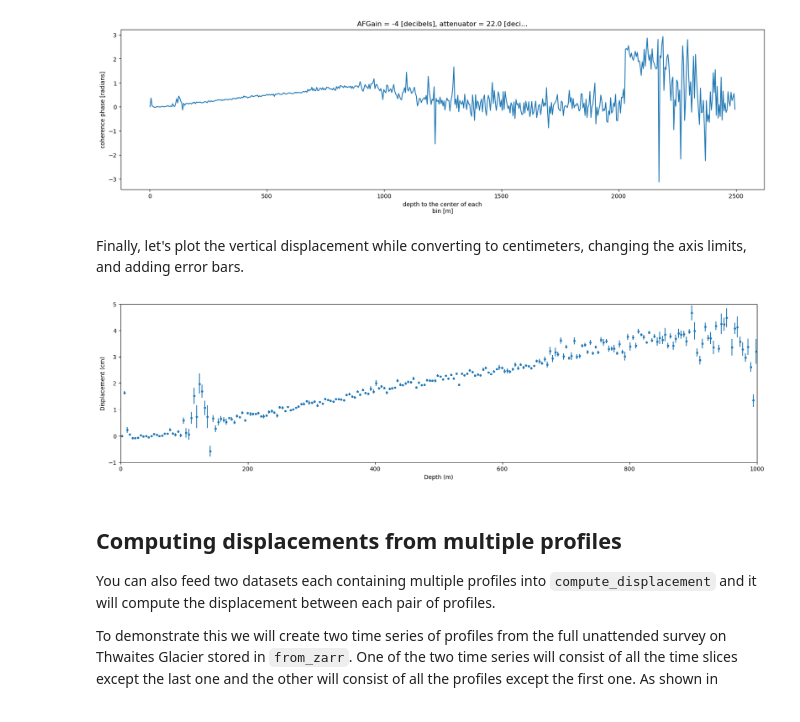
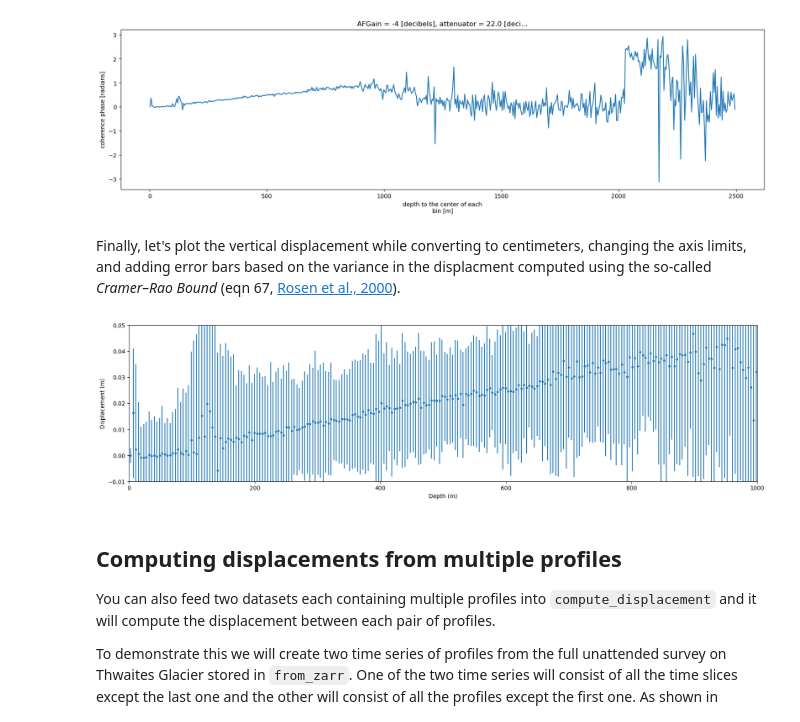
Before and after one commit to ldeo-glaciology/xapres, a Jupyter notebook: docs/src/displacement.ipynb, the cells around one changed output. Saved outputs shown, nothing was run; the diff lists cells and outputs as text; code cells hidden in the pictures.

```diff
--- a/docs/src/displacement.ipynb
+++ b/docs/src/displacement.ipynb
@@ -49,3 +55,8 @@ Attributes:
     bin_size:     20
     description:  Time series of profiles of coherence, phase, displacement, ...
     processing:   Created by the compute_displacement function in xapres usin...
+# %%
+profiles = profiles.squeeze()
+plt.errorbar(profiles['bin_depth'], profiles['phase'], yerr=profiles['phase_variance']**0.5, fmt='o')
+plt.ylim(-0.1, 1)
+plt.xlim(0, 800)
@@ -51,0 +66,5 @@ Attributes:
+# %%
+profiles = profiles.squeeze()
+plt.errorbar(profiles['bin_depth'], profiles['displacement'], yerr=profiles['disp_variance']**0.5, fmt='o')
+plt.ylim(-0.01, 0.1)
+plt.xlim(0, 800)
@@ -69,22 +99,22 @@ profiles.phase.plot(figsize = (20,5), x = 'bin_depth');
 # %% [output]
 [figure]
 # %% [markdown]
-Finally, let's plot the vertical displacement while converting to centimeters, changing the axis limits, and adding error bars.
+Finally, let's plot the vertical displacement while converting to centimeters, changing the axis limits, and adding error bars based on the variance in the displacment computed using the so-called *Cramer–Rao Bound* (eqn 67, [Rosen et al., 2000](https://ieeexplore.ieee.org/stamp/stamp.jsp?tp=&arnumber=838084)).
 # %%
 import matplotlib.pyplot as plt
 
 fig, ax = plt.subplots(figsize = (20,5))
 x = profiles.bin_depth.values
-y = profiles.displacement.values.squeeze()*100
-yerr = profiles.disp_variance.values.squeeze()*100
+y = profiles.displacement.values.squeeze()
+yerr = (profiles.disp_variance.values.squeeze())**0.5
 ax.errorbar(x=x, y=y, yerr=yerr, fmt='.')
 ax.set_xlim(0, 1000)
-ax.set_ylim(-1, 5)
+ax.set_ylim(-0.01, 0.05)
 ax.set_xlabel('Depth (m)')
-ax.set_ylabel('Displacement (cm)')
+ax.set_ylabel('Displacement (m)')
 plt.show()
 # %% [output]
-[figure, old version]
+[figure, new version]
 # %% [markdown]
 ## Computing displacements from multiple profiles
 You can also feed two datasets each containing multiple profiles into `compute_displacement` and it will compute the displacement between each pair of profiles.
```
Also changed, not shown: parts of 13 cells of this notebook, 2 other files.
